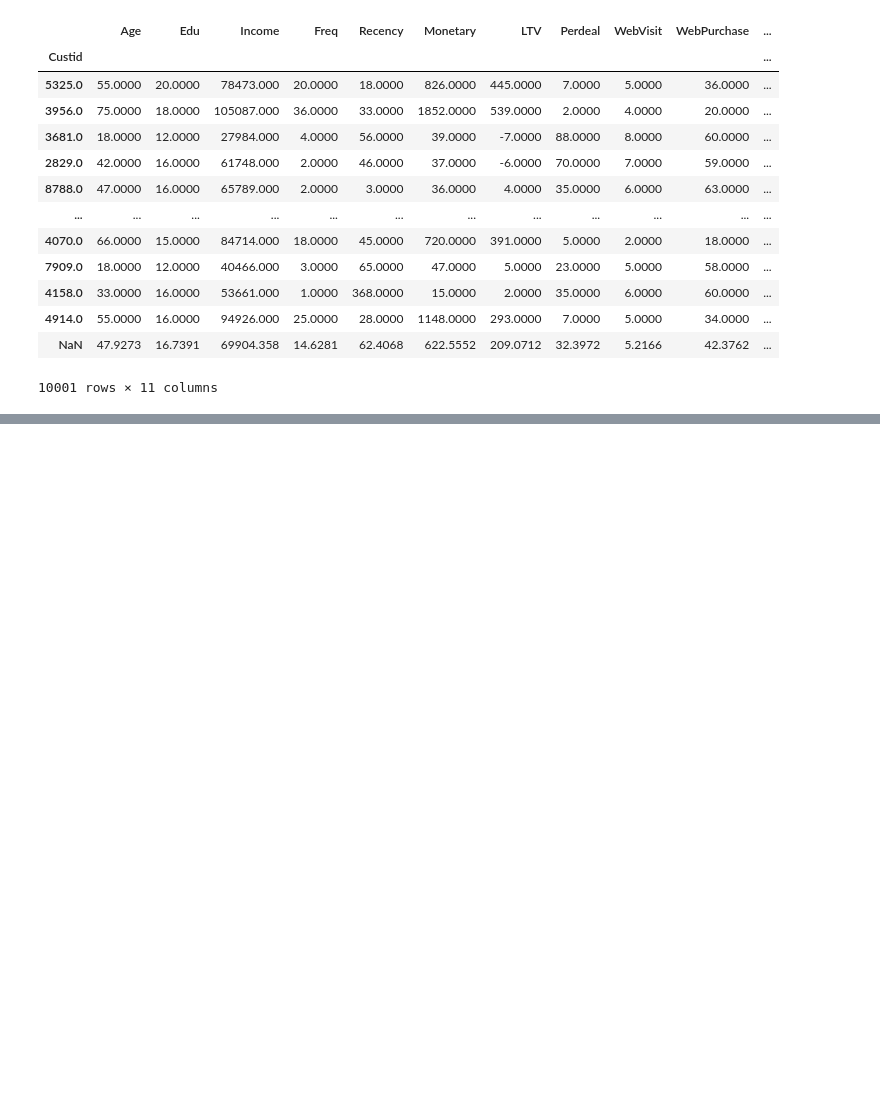
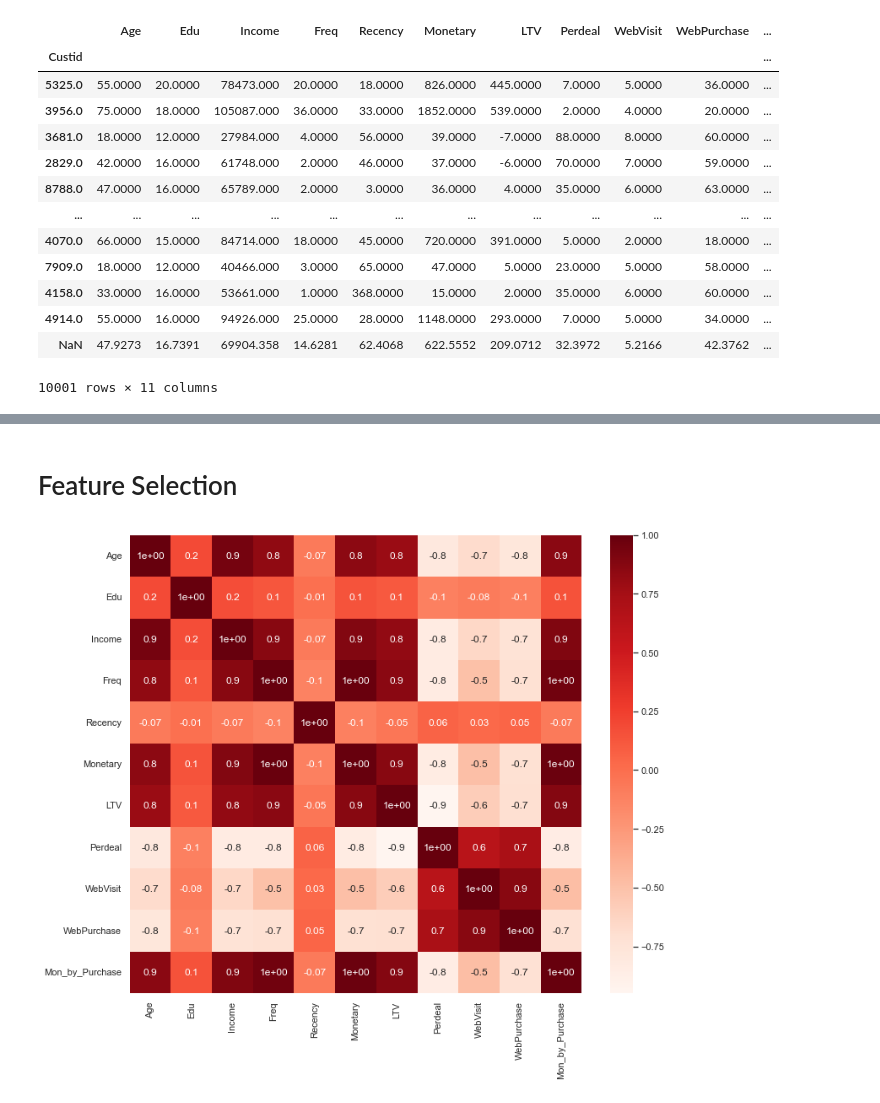
Before and after one commit to diogobulhosa/BC1, a Jupyter notebook: DataPreProc.ipynb, the cells around one changed output, grey strips where cells are left out. Saved outputs shown, nothing was run; the diff lists cells and outputs as text; code cells hidden in the pictures; blank space fills up the shorter version.

```diff
--- a/DataPreProc.ipynb
+++ b/DataPreProc.ipynb
@@ -156,5 +166,5 @@ Length: 10001, dtype: float64
 # %%
-df_customer['Mon_by_Purchase'] = Mon_by_freq
+df_customer['Value_per_Purchase'] = Mon_by_freq
 # %% [output]
 A value is trying to be set on a copy of a slice from a DataFrame.
 Try using .loc[row_indexer,col_indexer] = value instead
@@ -180,0 +193,5 @@ df_customer
+# %%
+scaler = StandardScaler()
+scaled_feat = scaler.fit_transform(df_customer)
+df_customer_ST = pd.DataFrame(scaled_feat, index= df_customer.index, columns= df_customer.columns)
+df_customer_ST
@@ -180,0 +213,15 @@ df_customer
+# %% [markdown]
+# Feature Selection
+# %%
+def cor_heatmap(cor):
+    plt.figure(figsize=(12,10))
+    sns.heatmap(data = cor, annot = True, cmap = plt.cm.Reds, fmt='.1')
+    plt.show()
+# %%
+# Obtain correlation matrix. Round the values to 2 decimal cases. Use the DataFrame corr() and round() method.
+corr = np.round(df_customer_ST.corr(method="spearman"), decimals=2)
+
+
+cor_heatmap(corr)
+# %% [output]
+[figure, added]
```
Also changed, not shown: parts of 23 cells of this notebook.
